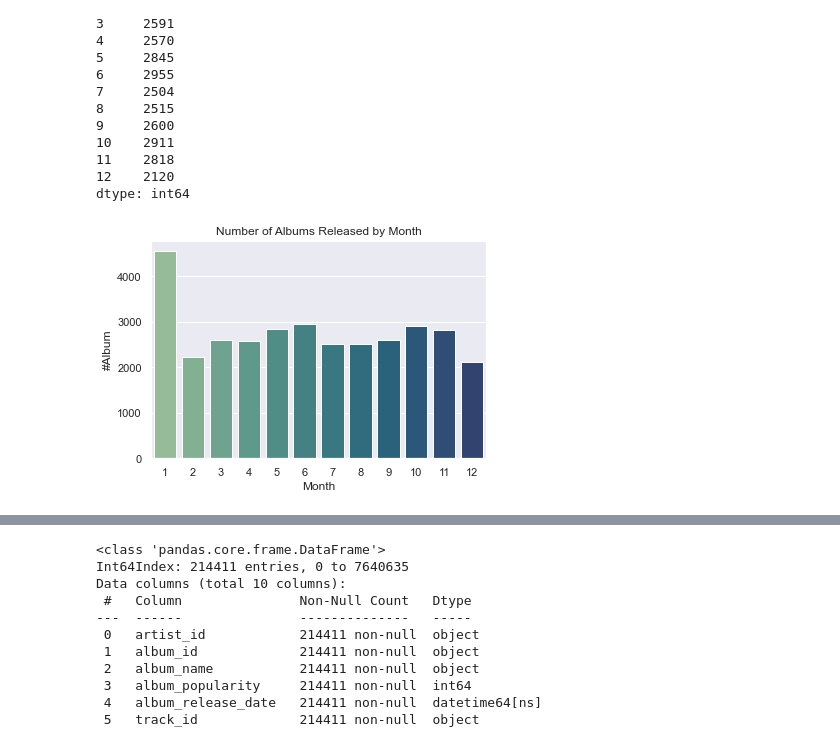
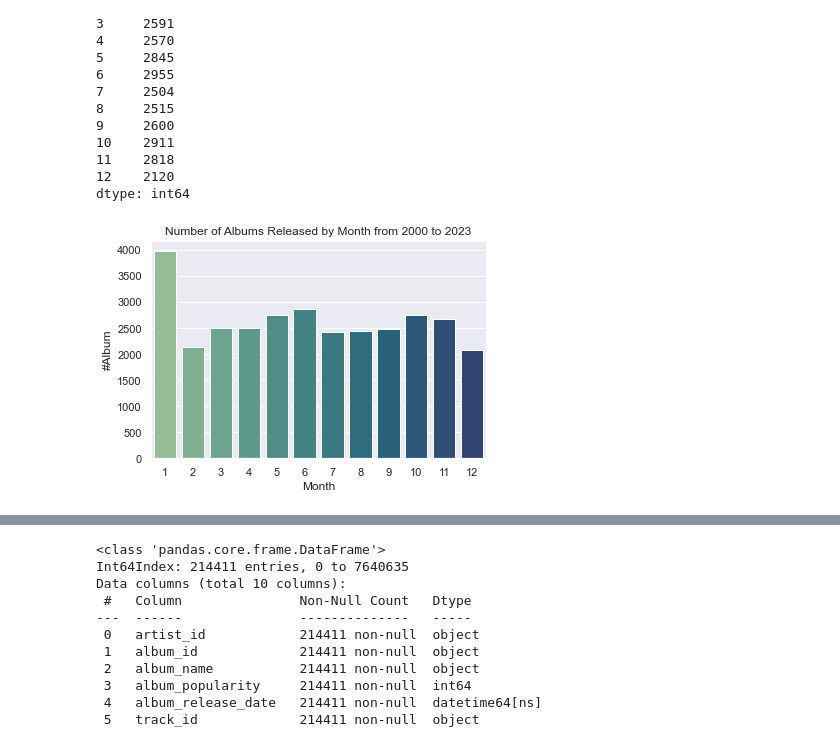
Before and after one commit to jjjjjooooo/music-analyzer, a Jupyter notebook: evaluation.ipynb, the cells around one changed output, grey strips where cells are left out. Saved outputs shown, nothing was run; the diff lists cells and outputs as text; code cells hidden in the pictures.

Commit message:
change in market size plots

```diff
--- a/evaluation.ipynb
+++ b/evaluation.ipynb
@@ -138,12 +140,15 @@ album_release_month
 11    2818
 12    2120
 dtype: int64
+# %%
+album_year_month = album_df.groupby(['album_release_year', 'album_release_month']).size().sort_index(ascending=False).reset_index().rename(columns={0: 'Count'})
+album_2000_to_2023 = album_year_month[album_year_month['album_release_year'].isin(list(range(2000,2024)))]
 # %%
 # Plot number of albums released by month
-sns.barplot(x=list(range(1,13)), y=album_df.groupby('album_release_month').size(), palette= "crest")
+sns.barplot(x=list(range(1,13)), y=album_2000_to_2023.groupby('album_release_month')['Count'].sum(), palette= "crest")
 plt.ylabel('#Album')
 plt.xlabel('Month')
-plt.title('Number of Albums Released by Month')
+plt.title('Number of Albums Released by Month from 2000 to 2023')
 plt.show()
 # %% [output]
-[figure, old version]
+[figure, new version]
```
Also changed, not shown: parts of 11 cells of this notebook, 2 other files.
